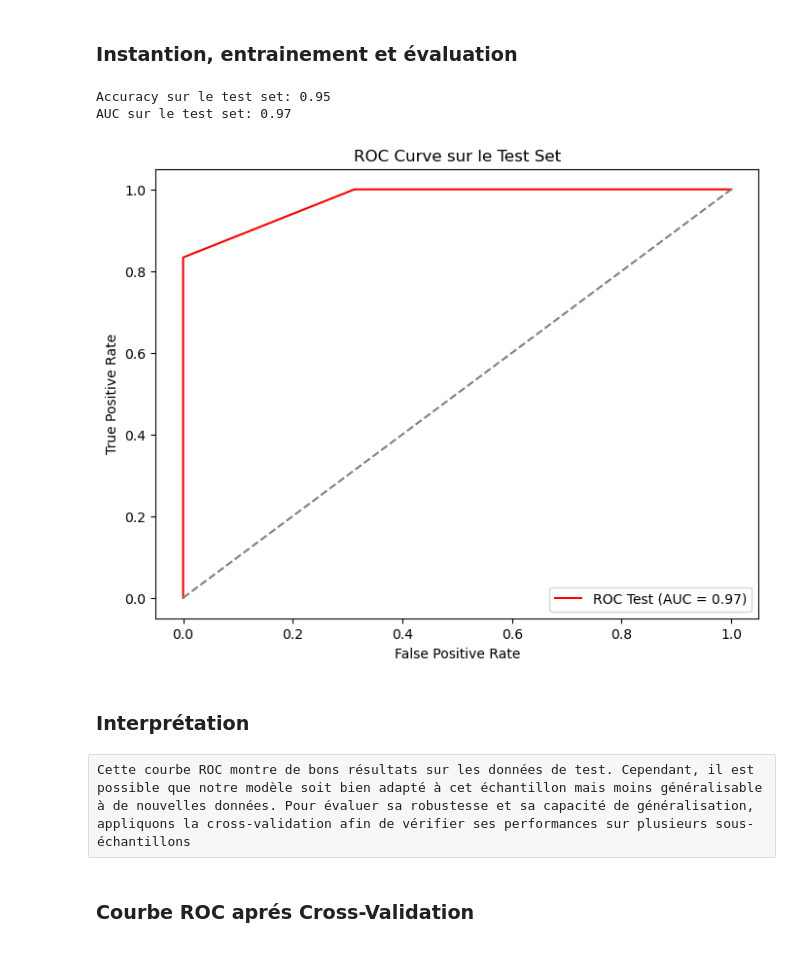
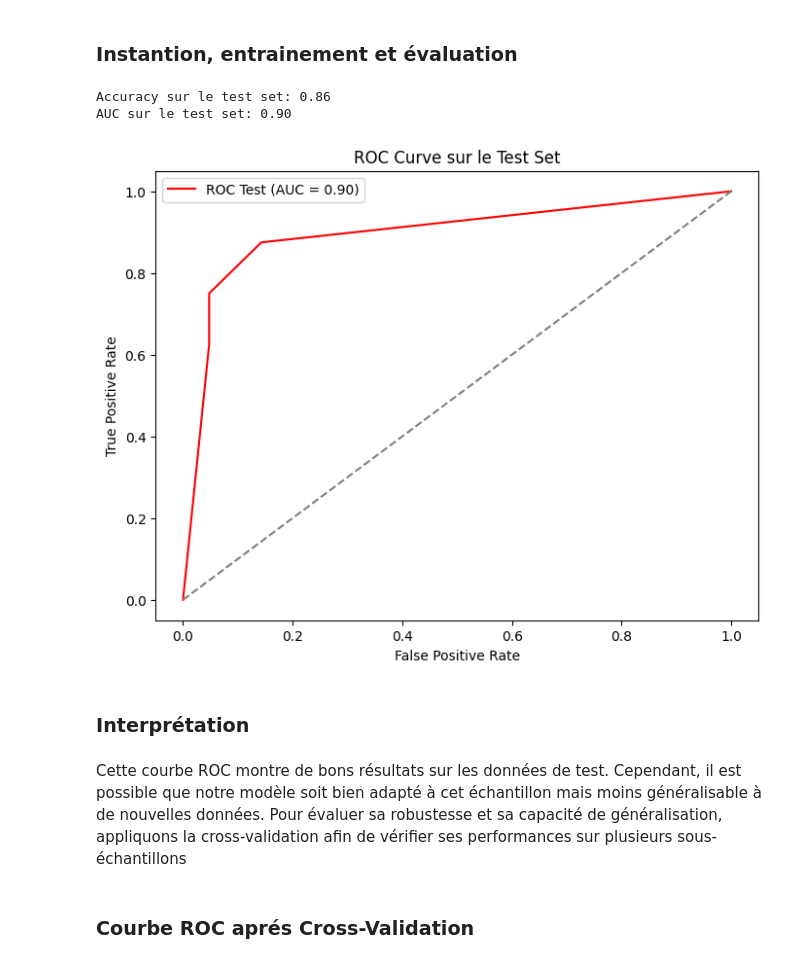
Before and after one commit to marktr11/Cervical-Cancer-Risk-Classification, a Jupyter notebook: Code/TreeDecision1.ipynb, the cells around one changed output. Saved outputs shown, nothing was run; the diff lists cells and outputs as text; code cells hidden in the pictures.

```diff
--- a/Code/TreeDecision1.ipynb
+++ b/Code/TreeDecision1.ipynb
@@ -32,7 +33,7 @@ from sklearn.metrics import roc_curve, auc
 # %% [markdown]
 ### Importation du fichier des variables
 # %%
-with open("variables.pkl", "rb") as f:
+with open("Variables/variables.pkl", "rb") as f:
     df, X_train, X_test, y_train, y_test, X_train_smote, y_train_smote = pickle.load(f)
 
 print("Les données ont été chargées avec succès.")
@@ -51,45 +52,45 @@ model_tree = DecisionTreeClassifier(max_depth=5, min_samples_split=10, min_sampl
                                     class_weight='balanced', random_state=42)
 
 # Définir la validation croisée stratifiée à 5 plis
-cv = KFold(n_splits=10, shuffle=True, random_state=18)
+cv = KFold(n_splits=5, shuffle=True, random_state=18)
 
 # Obtenir les prédictions probables avec cross-validation
 y_prob = cross_val_predict(model_tree, X_train_smote, y_train_smote, cv=cv, method="predict_proba")[:, 1]
 
 # Obtenir la précision avec cross-validation
 accuracies = cross_val_score(model_tree, X_train_smote, y_train_smote, cv=cv, scoring="accuracy")
 # Entraîner le modèle sur tout le train set
 model_tree.fit(X_train_smote, y_train_smote)
 
 # Prédire sur le test set
 y_prob_test = model_tree.predict_proba(X_test)[:, 1]
 y_pred_test = model_tree.predict(X_test)
 
 # Évaluer sur le test set
 test_accuracy = accuracy_score(y_test, y_pred_test)
 fpr_test, tpr_test, _ = roc_curve(y_test, y_prob_test)
 roc_auc_test = auc(fpr_test, tpr_test)
 
 print(f"\nAccuracy sur le test set: {test_accuracy:.2f}")
 print(f"AUC sur le test set: {roc_auc_test:.2f}")
 
 # Tracer la courbe ROC pour le test set
 plt.figure(figsize=(8, 6))
 plt.plot(fpr_test, tpr_test, color='red', label=f'ROC Test (AUC = {roc_auc_test:.2f})')
 plt.plot([0, 1], [0, 1], color='grey', linestyle='--')
 plt.xlabel('False Positive Rate')
 plt.ylabel('True Positive Rate')
 plt.title('ROC Curve sur le Test Set')
 plt.legend()
 plt.show()
 # %% [output]
-Accuracy sur le test set: 0.95
-AUC sur le test set: 0.97
+Accuracy sur le test set: 0.86
+AUC sur le test set: 0.90
-[figure, old version]
+[figure, new version]
 # %% [markdown]
 ### Interprétation
-# %% [raw]
-Cette courbe ROC montre de bons résultats sur les données de test. Cependant, il est possible que notre modèle soit bien adapté à cet échantillon mais moins généralisable à de nouvelles données. Pour évaluer sa robustesse et sa capacité de généralisation, appliquons la cross-validation afin de vérifier ses performances sur plusieurs sous-échantillons
+# %% [markdown]
+Cette courbe ROC montre de bons résultats sur les données de test. Cependant, il est possible que notre modèle soit bien adapté à cet échantillon mais moins généralisable à de nouvelles données. Pour évaluer sa robustesse et sa capacité de généralisation, appliquons la cross-validation afin de vérifier ses performances sur plusieurs sous-échantillons
 # %% [markdown]
 ### Courbe ROC aprés Cross-Validation
 # %%
```
Also changed, not shown: parts of 9 cells of this notebook, 3 other files.
